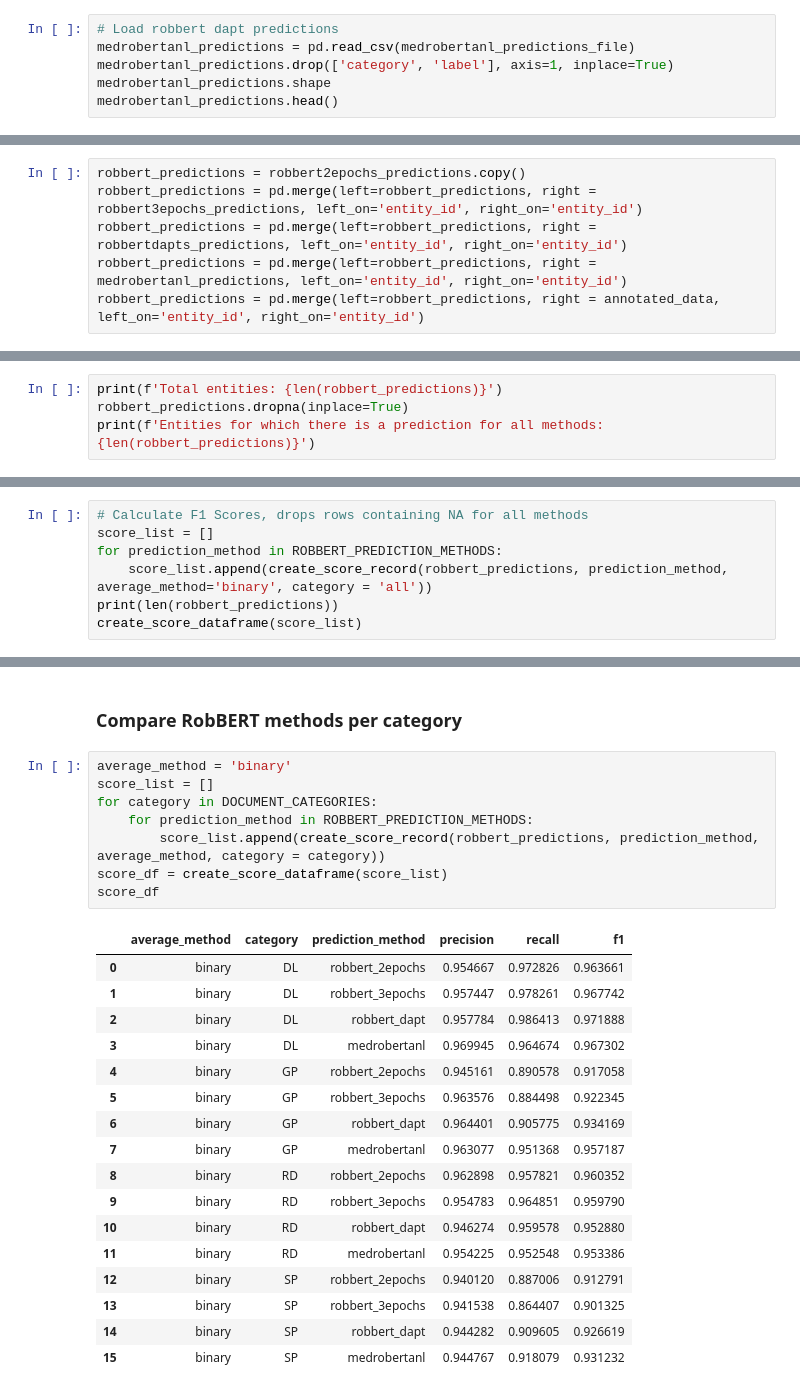
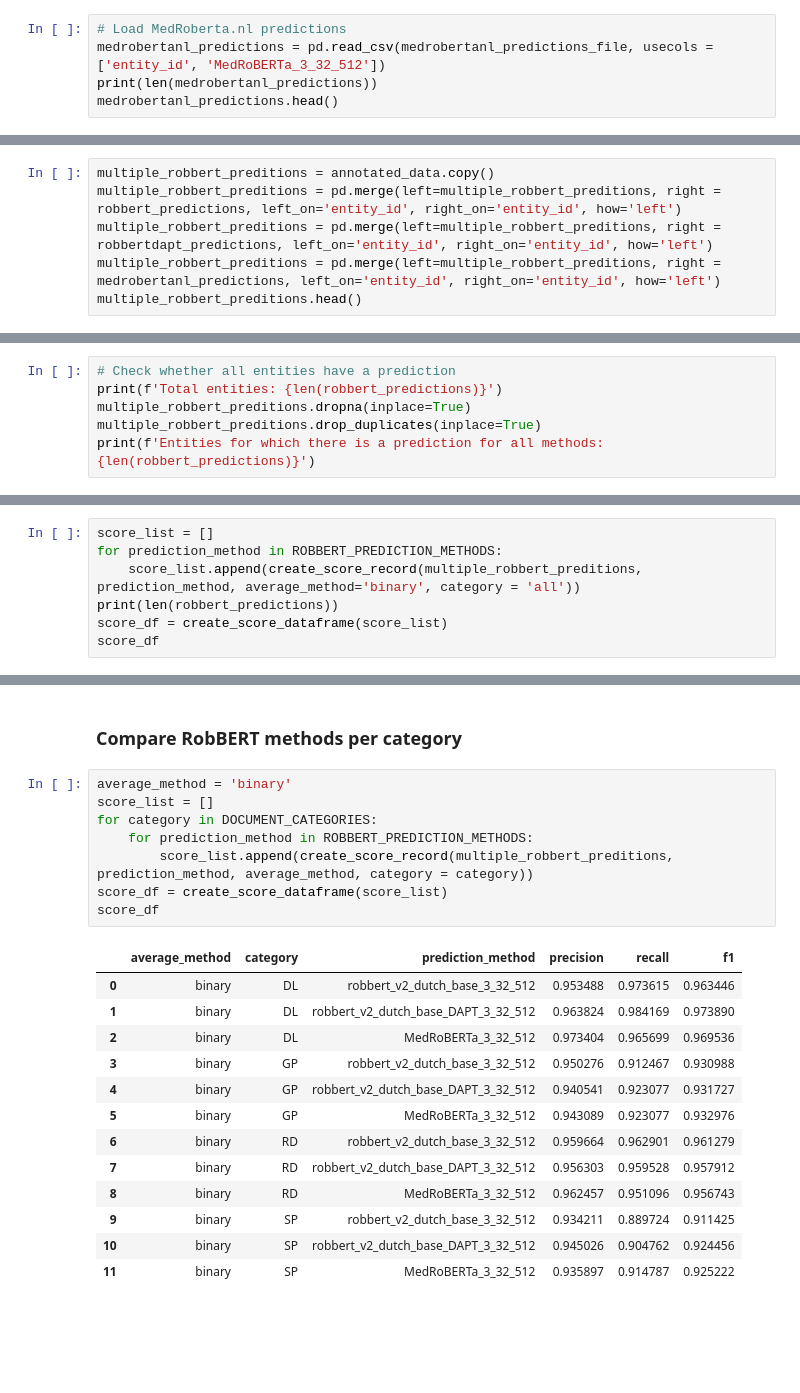
Before and after one commit to umcu/negation-detection, a Jupyter notebook: 01_general_evaluation.ipynb, the cells around one changed output, grey strips where cells are left out. Cells and saved outputs as stored; diff of their text form; blank space fills up the shorter version.

```diff
--- a/01_general_evaluation.ipynb
+++ b/01_general_evaluation.ipynb
@@ -486,7 +332,6 @@ robbertdapts_predictions.head()
 # %%
-# Load robbert dapt predictions
-medrobertanl_predictions = pd.read_csv(medrobertanl_predictions_file)
-medrobertanl_predictions.drop(['category', 'label'], axis=1, inplace=True)
-medrobertanl_predictions.shape
+# Load MedRoberta.nl predictions
+medrobertanl_predictions = pd.read_csv(medrobertanl_predictions_file, usecols = ['entity_id', 'MedRoBERTa_3_32_512'])
+print(len(medrobertanl_predictions))
 medrobertanl_predictions.head()
 # %% [output]
@@ -499,6 +345,6 @@ medrobertanl_predictions.head()
 # %%
-robbert_predictions = robbert2epochs_predictions.copy()
-robbert_predictions = pd.merge(left=robbert_predictions, right = robbert3epochs_predictions, left_on='entity_id', right_on='entity_id')
-robbert_predictions = pd.merge(left=robbert_predictions, right = robbertdapts_predictions, left_on='entity_id', right_on='entity_id')
-robbert_predictions = pd.merge(left=robbert_predictions, right = medrobertanl_predictions, left_on='entity_id', right_on='entity_id')
-robbert_predictions = pd.merge(left=robbert_predictions, right = annotated_data, left_on='entity_id', right_on='entity_id')
+multiple_robbert_preditions = annotated_data.copy()
+multiple_robbert_preditions = pd.merge(left=multiple_robbert_preditions, right = robbert_predictions, left_on='entity_id', right_on='entity_id', how='left')
+multiple_robbert_preditions = pd.merge(left=multiple_robbert_preditions, right = robbertdapt_predictions, left_on='entity_id', right_on='entity_id', how='left')
+multiple_robbert_preditions = pd.merge(left=multiple_robbert_preditions, right = medrobertanl_predictions, left_on='entity_id', right_on='entity_id', how='left')
+multiple_robbert_preditions.head()
@@ -520,5 +358,7 @@ robbert_predictions.head()
 # %%
+# Check whether all entities have a prediction
 print(f'Total entities: {len(robbert_predictions)}')
-robbert_predictions.dropna(inplace=True)
+multiple_robbert_preditions.dropna(inplace=True)
+multiple_robbert_preditions.drop_duplicates(inplace=True)
 print(f'Entities for which there is a prediction for all methods: {len(robbert_predictions)}')
 # %% [output]
@@ -529,8 +369,8 @@ Entities for which there is a prediction for all methods: 10561
 # %%
-# Calculate F1 Scores, drops rows containing NA for all methods
 score_list = []
 for prediction_method in ROBBERT_PREDICTION_METHODS:
-    score_list.append(create_score_record(robbert_predictions, prediction_method, average_method='binary', category = 'all'))
+    score_list.append(create_score_record(multiple_robbert_preditions, prediction_method, average_method='binary', category = 'all'))
 print(len(robbert_predictions))
-create_score_dataframe(score_list)
+score_df = create_score_dataframe(score_list)
+score_df
 # %% [output]
@@ -562,28 +400,24 @@ Prediction method &  Precision &  Recall &    F1 \\
 # %%
 average_method = 'binary'
 score_list = []
 for category in DOCUMENT_CATEGORIES:
     for prediction_method in ROBBERT_PREDICTION_METHODS:
-        score_list.append(create_score_record(robbert_predictions, prediction_method, average_method, category = category))
+        score_list.append(create_score_record(multiple_robbert_preditions, prediction_method, average_method, category = category))
 score_df = create_score_dataframe(score_list)
 score_df
 # %% [output]
 |  | average_method | category | prediction_method | precision | recall | f1 |
-| 0 | binary | DL | robbert_2epochs | 0.954667 | 0.972826 | 0.963661 |
-| 1 | binary | DL | robbert_3epochs | 0.957447 | 0.978261 | 0.967742 |
-| 2 | binary | DL | robbert_dapt | 0.957784 | 0.986413 | 0.971888 |
-| 3 | binary | DL | medrobertanl | 0.969945 | 0.964674 | 0.967302 |
-| 4 | binary | GP | robbert_2epochs | 0.945161 | 0.890578 | 0.917058 |
-| 5 | binary | GP | robbert_3epochs | 0.963576 | 0.884498 | 0.922345 |
-| 6 | binary | GP | robbert_dapt | 0.964401 | 0.905775 | 0.934169 |
-| 7 | binary | GP | medrobertanl | 0.963077 | 0.951368 | 0.957187 |
-| 8 | binary | RD | robbert_2epochs | 0.962898 | 0.957821 | 0.960352 |
-| 9 | binary | RD | robbert_3epochs | 0.954783 | 0.964851 | 0.959790 |
-| 10 | binary | RD | robbert_dapt | 0.946274 | 0.959578 | 0.952880 |
-| 11 | binary | RD | medrobertanl | 0.954225 | 0.952548 | 0.953386 |
-| 12 | binary | SP | robbert_2epochs | 0.940120 | 0.887006 | 0.912791 |
-| 13 | binary | SP | robbert_3epochs | 0.941538 | 0.864407 | 0.901325 |
-| 14 | binary | SP | robbert_dapt | 0.944282 | 0.909605 | 0.926619 |
-| 15 | binary | SP | medrobertanl | 0.944767 | 0.918079 | 0.931232 |
+| 0 | binary | DL | robbert_v2_dutch_base_3_32_512 | 0.953488 | 0.973615 | 0.963446 |
+| 1 | binary | DL | robbert_v2_dutch_base_DAPT_3_32_512 | 0.963824 | 0.984169 | 0.973890 |
+| 2 | binary | DL | MedRoBERTa_3_32_512 | 0.973404 | 0.965699 | 0.969536 |
+| 3 | binary | GP | robbert_v2_dutch_base_3_32_512 | 0.950276 | 0.912467 | 0.930988 |
+| 4 | binary | GP | robbert_v2_dutch_base_DAPT_3_32_512 | 0.940541 | 0.923077 | 0.931727 |
+| 5 | binary | GP | MedRoBERTa_3_32_512 | 0.943089 | 0.923077 | 0.932976 |
+| 6 | binary | RD | robbert_v2_dutch_base_3_32_512 | 0.959664 | 0.962901 | 0.961279 |
+| 7 | binary | RD | robbert_v2_dutch_base_DAPT_3_32_512 | 0.956303 | 0.959528 | 0.957912 |
+| 8 | binary | RD | MedRoBERTa_3_32_512 | 0.962457 | 0.951096 | 0.956743 |
+| 9 | binary | SP | robbert_v2_dutch_base_3_32_512 | 0.934211 | 0.889724 | 0.911425 |
+| 10 | binary | SP | robbert_v2_dutch_base_DAPT_3_32_512 | 0.945026 | 0.904762 | 0.924456 |
+| 11 | binary | SP | MedRoBERTa_3_32_512 | 0.935897 | 0.914787 | 0.925222 |
 # %%
 pretty_df = score_df.round(3)
```
Also changed, not shown: parts of 49 cells of this notebook, 15 other files.
